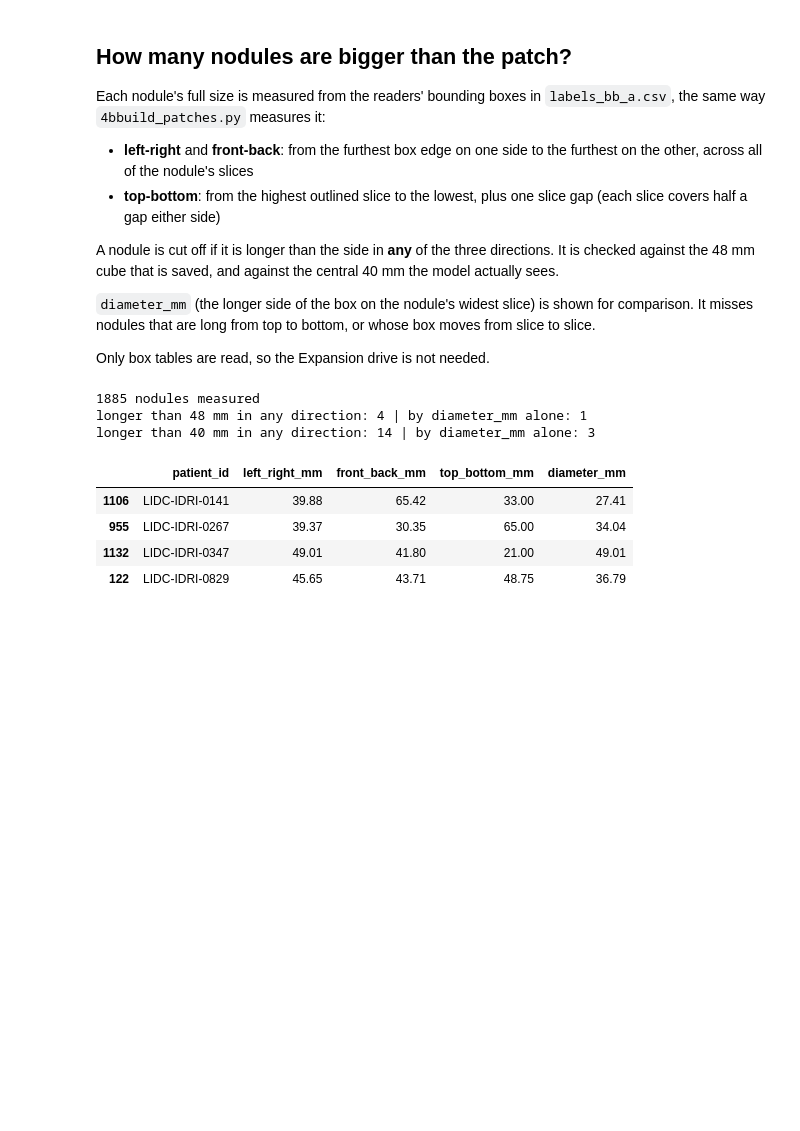
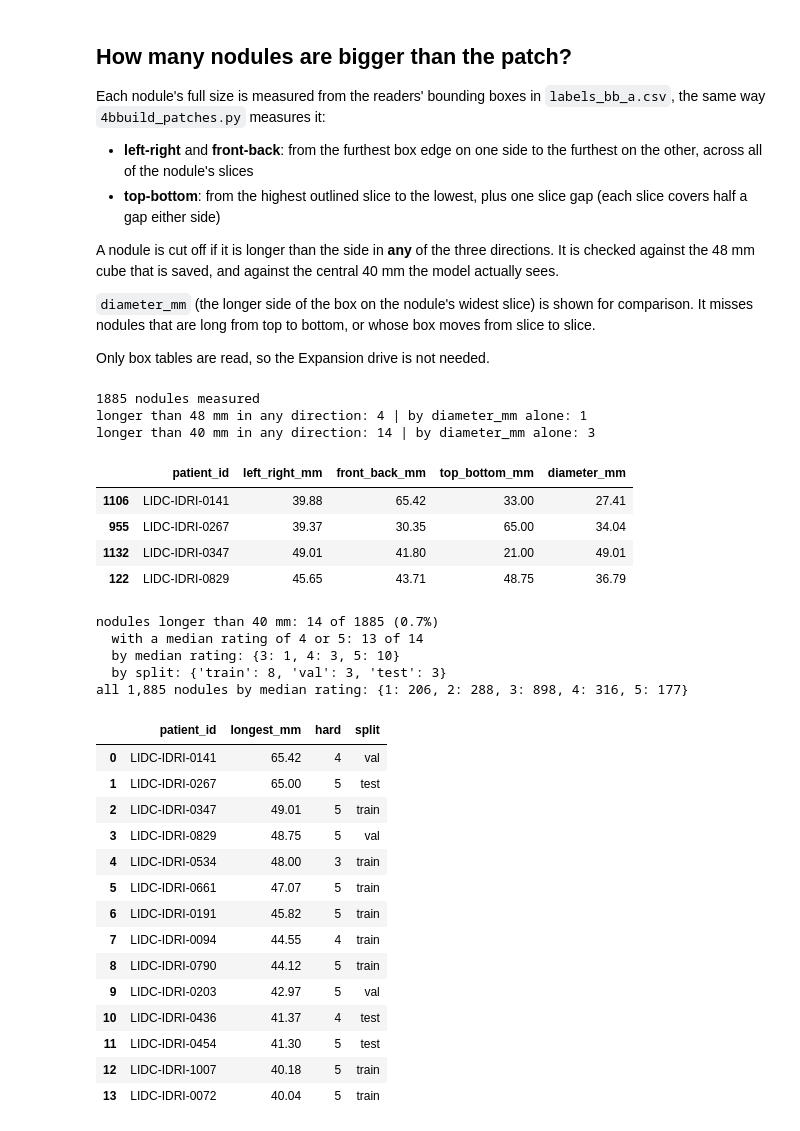
Before and after one commit to CaNtHinkOfaUser/Classifying-malignancy-in-lung-nodules-using-deep-learning-models, a Jupyter notebook: pipeline/4ccheck_patches.ipynb, the cells around one changed output. Cells and saved outputs as stored; diff of their text form; code cells hidden in the pictures; blank space fills up the shorter version.

```diff
--- a/pipeline/4ccheck_patches.ipynb
+++ b/pipeline/4ccheck_patches.ipynb
@@ -162,3 +162,38 @@ longer than 40 mm in any direction: 14 | by diameter_mm alone: 3
 | 955 | LIDC-IDRI-0267 | 39.37 | 30.35 | 65.00 | 34.04 |
 | 1132 | LIDC-IDRI-0347 | 49.01 | 41.80 | 21.00 | 49.01 |
 | 122 | LIDC-IDRI-0829 | 45.65 | 43.71 | 48.75 | 36.79 |
+# %%
+# the nodules cut off by the 40 mm crop: their median rating ("hard") and split.
+# Uses `size` and `all_nodules` from the cell above, so run that first.
+cut_off = size[size["longest_mm"] > MODEL_CROP_MM].merge(all_nodules[KEY + ["hard", "split"]], on=KEY)
+
+print(f"nodules longer than {MODEL_CROP_MM} mm: {len(cut_off)} of {len(size)} "
+      f"({len(cut_off) / len(size):.1%})")
+print(f"  with a median rating of 4 or 5: {(cut_off['hard'] >= 4).sum()} of {len(cut_off)}")
+print("  by median rating:", cut_off["hard"].value_counts().sort_index().to_dict())
+print("  by split:", cut_off["split"].value_counts().to_dict())
+print("all 1,885 nodules by median rating:", all_nodules["hard"].value_counts().sort_index().to_dict())
+
+cut_off.sort_values("longest_mm", ascending=False)[
+    ["patient_id", "longest_mm", "hard", "split"]].round(2).reset_index(drop=True)
+# %% [output]
+nodules longer than 40 mm: 14 of 1885 (0.7%)
+  with a median rating of 4 or 5: 13 of 14
+  by median rating: {3: 1, 4: 3, 5: 10}
+  by split: {'train': 8, 'val': 3, 'test': 3}
+all 1,885 nodules by median rating: {1: 206, 2: 288, 3: 898, 4: 316, 5: 177}
+|  | patient_id | longest_mm | hard | split |
+| 0 | LIDC-IDRI-0141 | 65.42 | 4 | val |
+| 1 | LIDC-IDRI-0267 | 65.00 | 5 | test |
+| 2 | LIDC-IDRI-0347 | 49.01 | 5 | train |
+| 3 | LIDC-IDRI-0829 | 48.75 | 5 | val |
+| 4 | LIDC-IDRI-0534 | 48.00 | 3 | train |
+| 5 | LIDC-IDRI-0661 | 47.07 | 5 | train |
+| 6 | LIDC-IDRI-0191 | 45.82 | 5 | train |
+| 7 | LIDC-IDRI-0094 | 44.55 | 4 | train |
+| 8 | LIDC-IDRI-0790 | 44.12 | 5 | train |
+| 9 | LIDC-IDRI-0203 | 42.97 | 5 | val |
+| 10 | LIDC-IDRI-0436 | 41.37 | 4 | test |
+| 11 | LIDC-IDRI-0454 | 41.30 | 5 | test |
+| 12 | LIDC-IDRI-1007 | 40.18 | 5 | train |
+| 13 | LIDC-IDRI-0072 | 40.04 | 5 | train |
```
